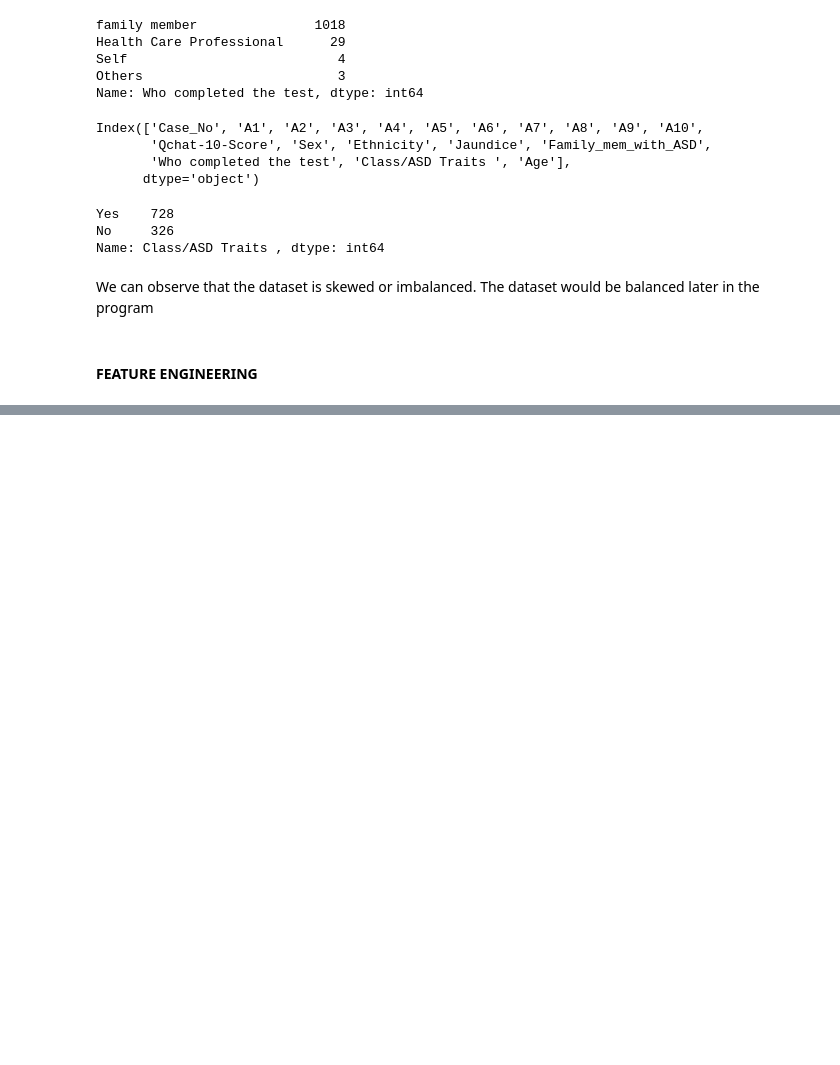
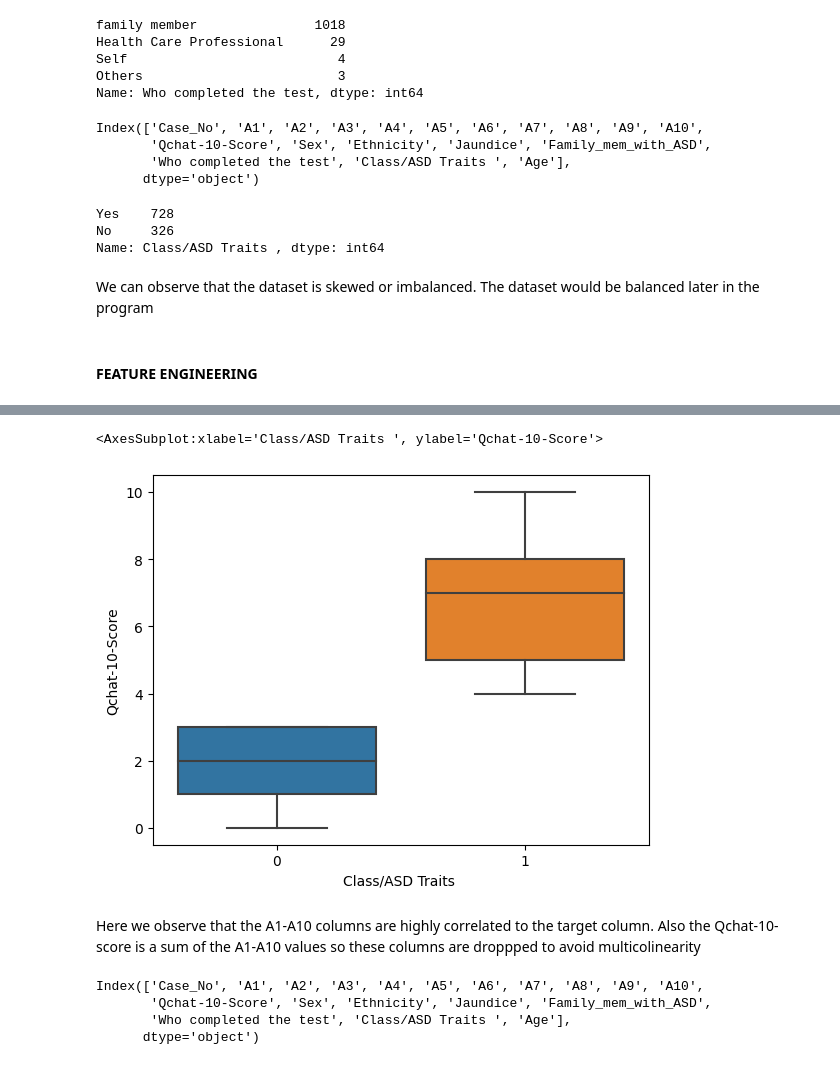
Before and after one commit to ChibuikeOnuba/AUTISM-DIAGNOSIS-PREDICTION-IN-TODDLERS, a Jupyter notebook: model.ipynb, the cells around one changed output, grey strips where cells are left out. Saved outputs shown, nothing was run; the diff lists cells and outputs as text; code cells hidden in the pictures; blank space fills up the shorter version.

```diff
--- a/model.ipynb
+++ b/model.ipynb
@@ -195,0 +294,14 @@ The dataset would be balanced later in the program
+# %%
+sns.boxplot(data=df, x='Class/ASD Traits ', y='Qchat-10-Score')
+# %% [output]
+<AxesSubplot:xlabel='Class/ASD Traits ', ylabel='Qchat-10-Score'>
+[figure, added]
+# %% [markdown]
+Here we observe that the A1-A10 columns are highly correlated to the target column. Also the Qchat-10-score is a sum of the A1-A10 values so these columns are droppped to avoid multicolinearity
+# %%
+df.columns
+# %% [output]
+Index(['Case_No', 'A1', 'A2', 'A3', 'A4', 'A5', 'A6', 'A7', 'A8', 'A9', 'A10',
+       'Qchat-10-Score', 'Sex', 'Ethnicity', 'Jaundice', 'Family_mem_with_ASD',
+       'Who completed the test', 'Class/ASD Traits ', 'Age'],
+      dtype='object')
```
Also changed, not shown: parts of 37 cells of this notebook.
